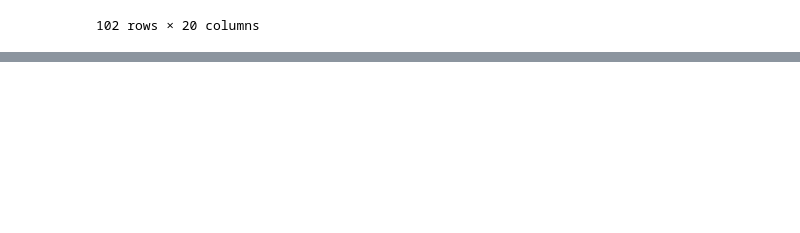
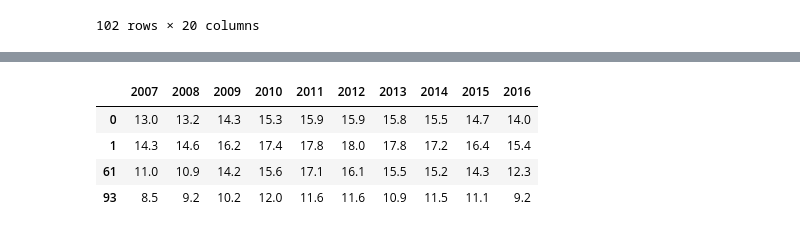
Before and after one commit to JANSSOC/Group6_Project, a Jupyter notebook: Poverty Trends.ipynb, the cells around one changed output, grey strips where cells are left out. Cells and saved outputs as stored; diff of their text form; code cells hidden in the pictures; blank space fills up the shorter version.

```diff
--- a/Poverty Trends.ipynb
+++ b/Poverty Trends.ipynb
@@ -71,0 +58,12 @@ NameError: name 'xaxis' is not defined
+# %%
+
+pov['2007'] = pov['2007'].str.rstrip('%').astype('float')
+pov['2008'] = pov['2008'].str.rstrip('%').astype('float')
+pov['2009'] = pov['2009'].str.rstrip('%').astype('float')
+pov['2010'] = pov['2010'].str.rstrip('%').astype('float')
+pov['2011'] = pov['2011'].str.rstrip('%').astype('float')
+pov['2012'] = pov['2012'].str.rstrip('%').astype('float')
+pov['2013'] = pov['2013'].str.rstrip('%').astype('float')
+pov['2014'] = pov['2014'].str.rstrip('%').astype('float')
+pov['2015'] = pov['2015'].str.rstrip('%').astype('float')
+pov['2016'] = pov['2016'].str.rstrip('%').astype('float')
@@ -71,0 +88,8 @@ NameError: name 'xaxis' is not defined
+# %%
+pov
+# %% [output]
+|  | 2007 | 2008 | 2009 | 2010 | 2011 | 2012 | 2013 | 2014 | 2015 | 2016 |
+| 0 | 13.0 | 13.2 | 14.3 | 15.3 | 15.9 | 15.9 | 15.8 | 15.5 | 14.7 | 14.0 |
+| 1 | 14.3 | 14.6 | 16.2 | 17.4 | 17.8 | 18.0 | 17.8 | 17.2 | 16.4 | 15.4 |
+| 61 | 11.0 | 10.9 | 14.2 | 15.6 | 17.1 | 16.1 | 15.5 | 15.2 | 14.3 | 12.3 |
+| 93 | 8.5 | 9.2 | 10.2 | 12.0 | 11.6 | 11.6 | 10.9 | 11.5 | 11.1 | 9.2 |
```
Also changed, not shown: parts of 8 cells of this notebook, 3 other files.
